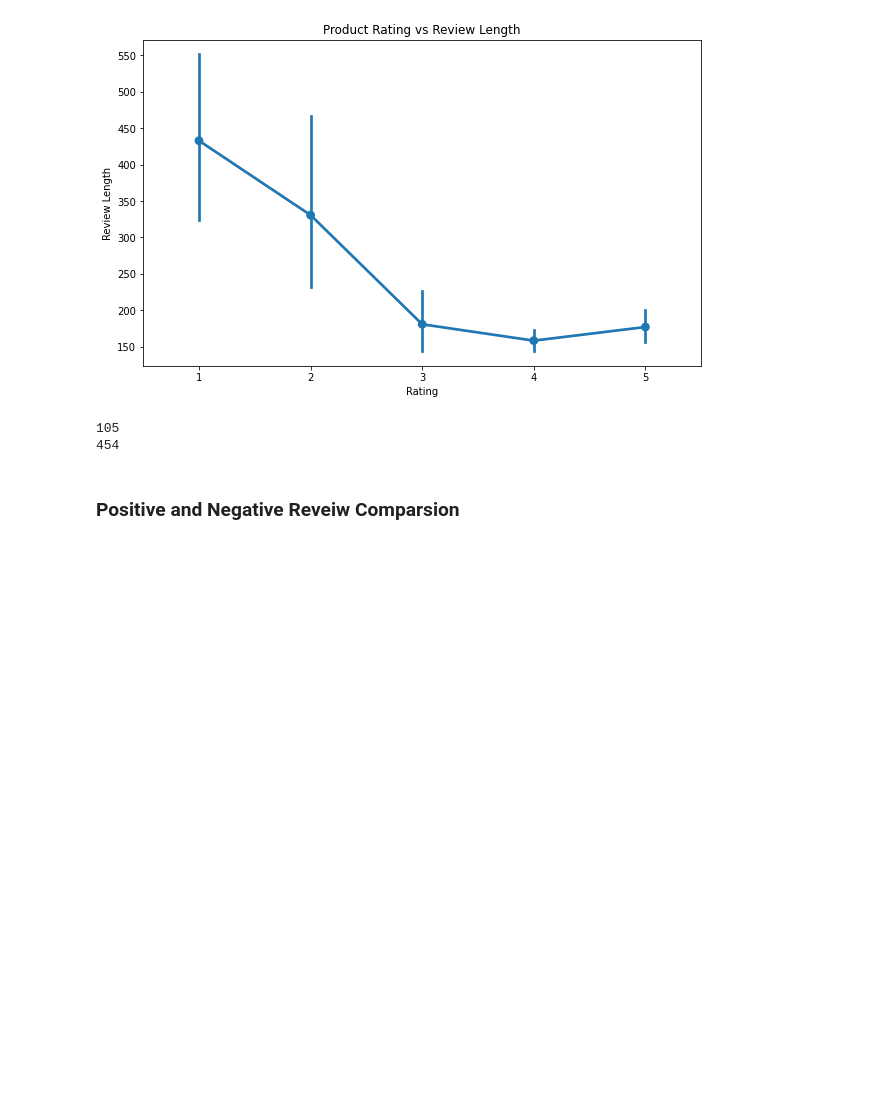
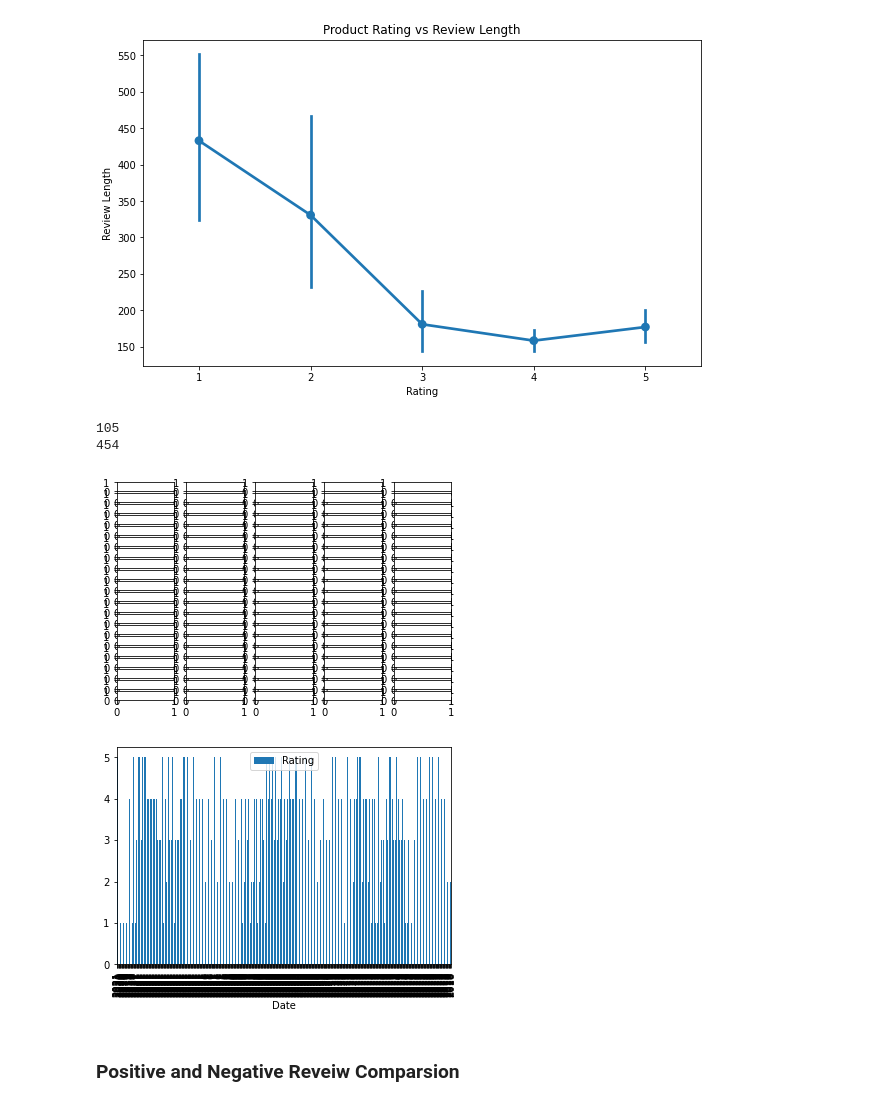
Before and after one commit to hassant727/Glassdoor_Scraper, a Jupyter notebook: Glassdoor_Scraper/Exploratory_Data_Analysis.ipynb, the cells around one changed output. Cells and saved outputs as stored; diff of their text form; code cells hidden in the pictures; blank space fills up the shorter version.

```diff
--- a/Glassdoor_Scraper/Exploratory_Data_Analysis.ipynb
+++ b/Glassdoor_Scraper/Exploratory_Data_Analysis.ipynb
@@ -157,10 +157,16 @@ print(len(df_rating_345))
 # %%
 # Average rating by year
 
 import matplotlib.dates as mdates
 import matplotlib.pyplot as plt
 
-fig, ax1 = plt.subplots()
+fig, ax1 = plt.subplots(20, 5)
+
+df.plot(kind='bar', x='Date', y='Rating')
+plt.show()
+# %% [output]
+[figure, added]
+[figure, added]
 # %% [markdown]
 ### Positive and Negative Reveiw Comparsion
 # %%
```
Also changed, not shown: parts of 6 cells of this notebook, 2 other files.
